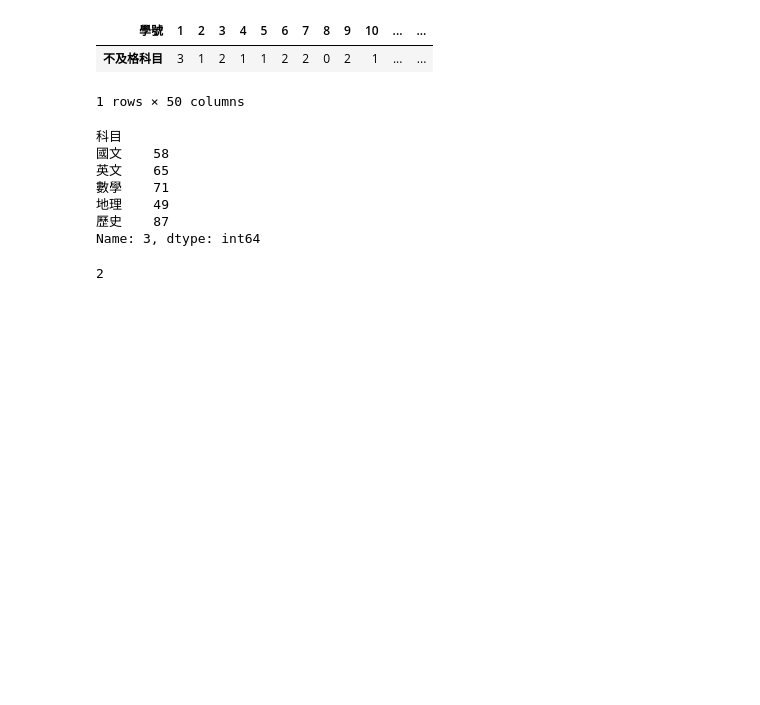
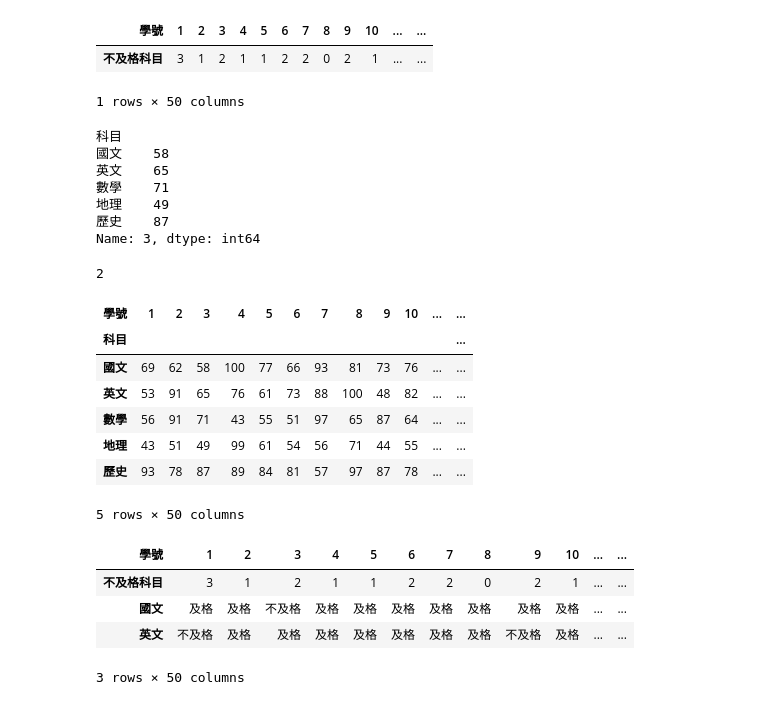
Before and after one commit to dearkelly/_112_python_chihlee_kelly, a Jupyter notebook: lesson16_1.ipynb, the cells around one changed output. Drawn from its saved outputs; the diff is of its cells as text; code cells hidden in the pictures; blank space fills up the shorter version.

```diff
--- a/lesson16_1.ipynb
+++ b/lesson16_1.ipynb
@@ -86,3 +86,26 @@ s1 = subject_df.T[3]
 s1[s1<60].count()
 # %% [output]
 2
+# %%
+def fun2(series:pd.Series) -> pd.Series:
+    lessThen60 = series[series<60].count()
+    chinese = "及格" if (series['國文'] >= 60) else "不及格"
+    english = "及格" if (series['英文'] >= 60) else "不及格"
+    return pd.Series([lessThen60,chinese,english],index=['不及格科目','國文','英文'])
+
+display(subject_df.T)
+subject_df.T.apply(fun2)
+# %% [output]
+| 學號 | 1 | 2 | 3 | 4 | 5 | 6 | 7 | 8 | 9 | 10 | ... | ... |
+| 科目 |  |  |  |  |  |  |  |  |  |  |  | ... |
+| 國文 | 69 | 62 | 58 | 100 | 77 | 66 | 93 | 81 | 73 | 76 | ... | ... |
+| 英文 | 53 | 91 | 65 | 76 | 61 | 73 | 88 | 100 | 48 | 82 | ... | ... |
+| 數學 | 56 | 91 | 71 | 43 | 55 | 51 | 97 | 65 | 87 | 64 | ... | ... |
+| 地理 | 43 | 51 | 49 | 99 | 61 | 54 | 56 | 71 | 44 | 55 | ... | ... |
+| 歷史 | 93 | 78 | 87 | 89 | 84 | 81 | 57 | 97 | 87 | 78 | ... | ... |
+5 rows × 50 columns
+| 學號 | 1 | 2 | 3 | 4 | 5 | 6 | 7 | 8 | 9 | 10 | ... | ... |
+| 不及格科目 | 3 | 1 | 2 | 1 | 1 | 2 | 2 | 0 | 2 | 1 | ... | ... |
+| 國文 | 及格 | 及格 | 不及格 | 及格 | 及格 | 及格 | 及格 | 及格 | 及格 | 及格 | ... | ... |
+| 英文 | 不及格 | 及格 | 及格 | 及格 | 及格 | 及格 | 及格 | 及格 | 不及格 | 及格 | ... | ... |
+3 rows × 50 columns
```
